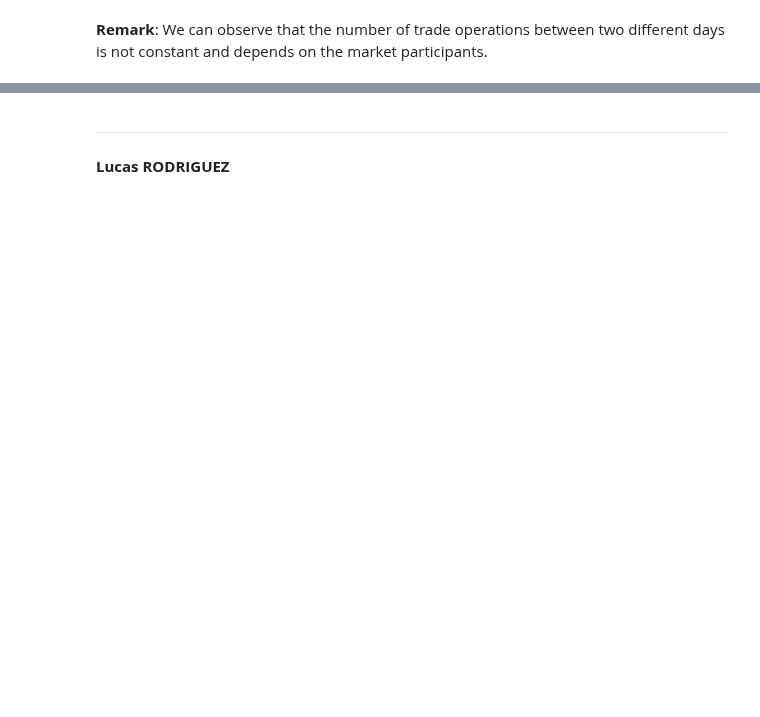
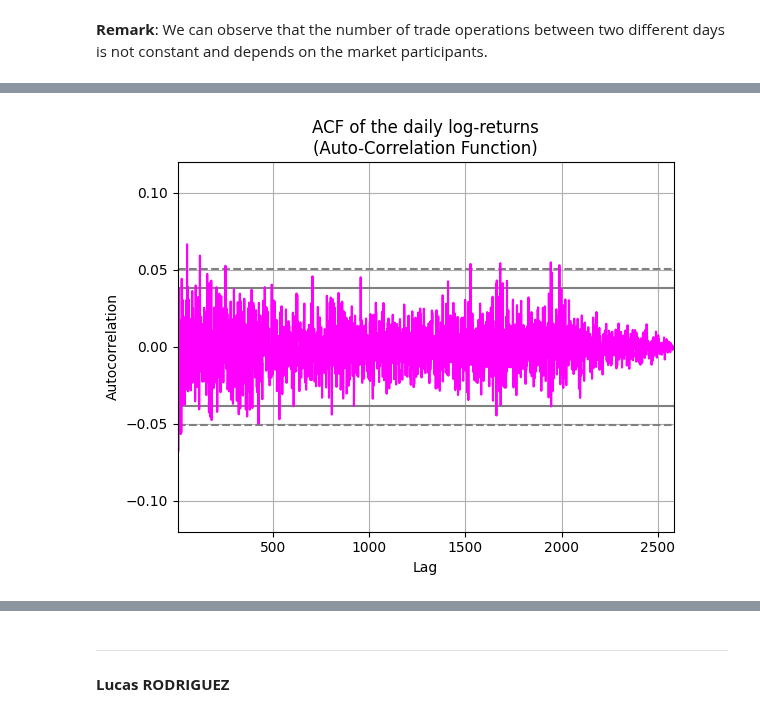
Before and after one commit to lcsrodriguez/HFT-IntradayVol-Estimation, a Jupyter notebook: main.ipynb, the cells around one changed output, grey strips where cells are left out. Saved outputs shown, nothing was run; the diff lists cells and outputs as text; code cells hidden in the pictures; blank space fills up the shorter version.

```diff
--- a/main.ipynb
+++ b/main.ipynb
@@ -338,0 +414,12 @@ $$
+# %%
+a = df_log["Price"].resample("D").mean()
+a = a.diff()
+a.dropna(inplace=True)
+b = a.to_numpy()
+# %%
+x = pd.plotting.autocorrelation_plot(a, color="magenta")
+x.plot()
+plt.ylim([-0.12, 0.12])
+_ = plt.title("ACF of the daily log-returns\n(Auto-Correlation Function)")
+# %% [output]
+[figure, added]
```
Also changed, not shown: parts of 40 cells of this notebook.
